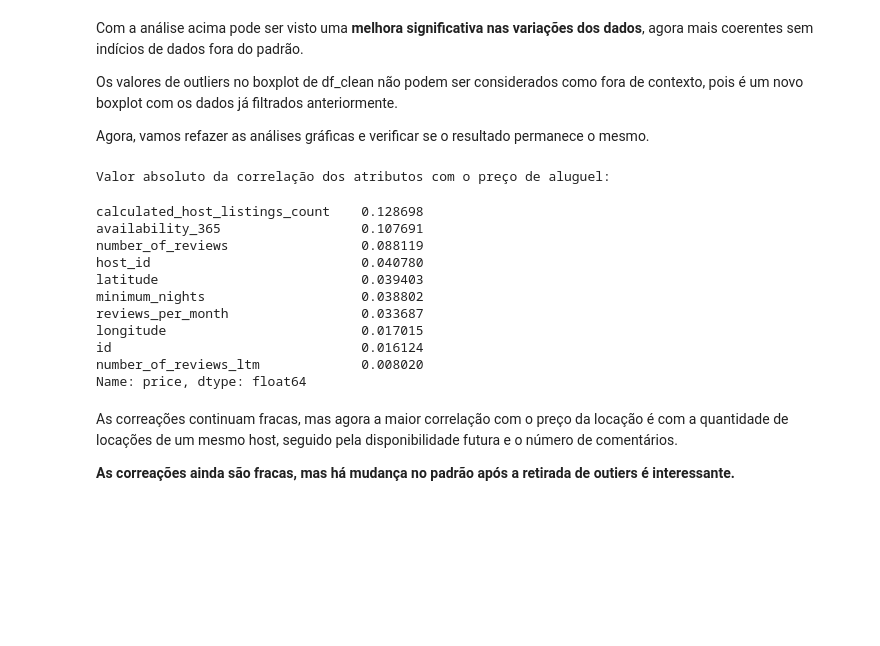
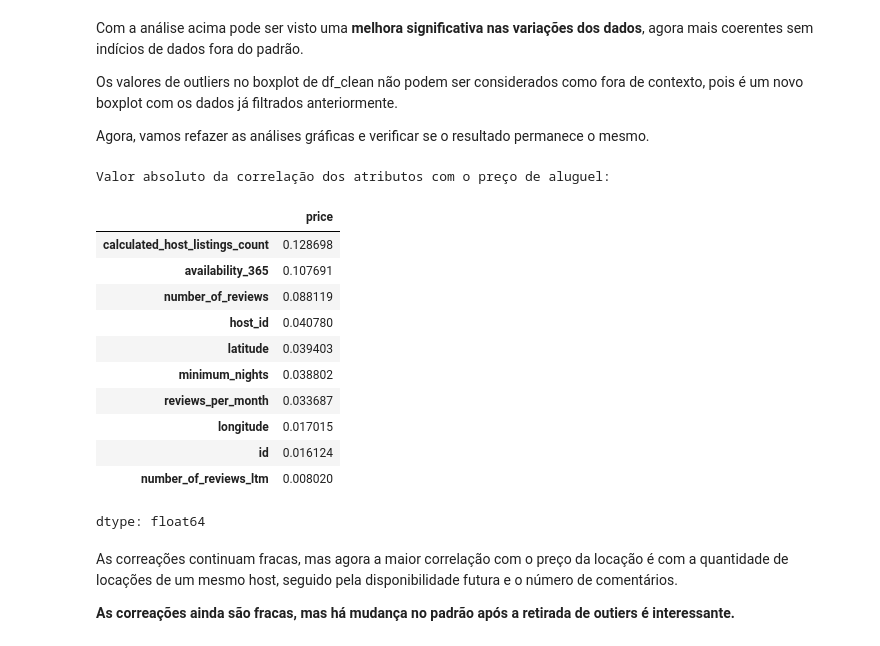
Before and after one commit to anisio-ifsp/data_science_2024, a Jupyter notebook: Analisando_os_Dados_do_Airbnb.ipynb, the cells around one changed output. Saved outputs shown, nothing was run; the diff lists cells and outputs as text; code cells hidden in the pictures; blank space fills up the shorter version.

```diff
--- a/Analisando_os_Dados_do_Airbnb.ipynb
+++ b/Analisando_os_Dados_do_Airbnb.ipynb
@@ -588,23 +617,24 @@ Os valores de outliers no boxplot de df_clean não podem ser considerados como f
 
 Agora, vamos refazer as análises gráficas e verificar se o resultado permanece o mesmo.
 # %%
-corr = df_clean.corr()
+corr = df_clean.select_dtypes(include=['number']).corr()
 
 print(f'Valor absoluto da correlação dos atributos com o preço de aluguel:')
 corr.price.abs().sort_values(ascending=False)[1:]
 # %% [output]
 Valor absoluto da correlação dos atributos com o preço de aluguel:
+|  | price |
+| calculated_host_listings_count | 0.128698 |
+| availability_365 | 0.107691 |
+| number_of_reviews | 0.088119 |
+| host_id | 0.040780 |
+| latitude | 0.039403 |
+| minimum_nights | 0.038802 |
+| reviews_per_month | 0.033687 |
+| longitude | 0.017015 |
+| id | 0.016124 |
+| number_of_reviews_ltm | 0.008020 |
-calculated_host_listings_count    0.128698
-availability_365                  0.107691
-number_of_reviews                 0.088119
-host_id                           0.040780
-latitude                          0.039403
-minimum_nights                    0.038802
-reviews_per_month                 0.033687
-longitude                         0.017015
-id                                0.016124
-number_of_reviews_ltm             0.008020
-Name: price, dtype: float64
+dtype: float64
 # %% [markdown]
 As correações continuam fracas, mas agora a maior correlação com o preço da locação é com a quantidade de locações de um mesmo host, seguido pela disponibilidade futura e o número de comentários.
 
```
Also changed, not shown: parts of 16 cells of this notebook.
